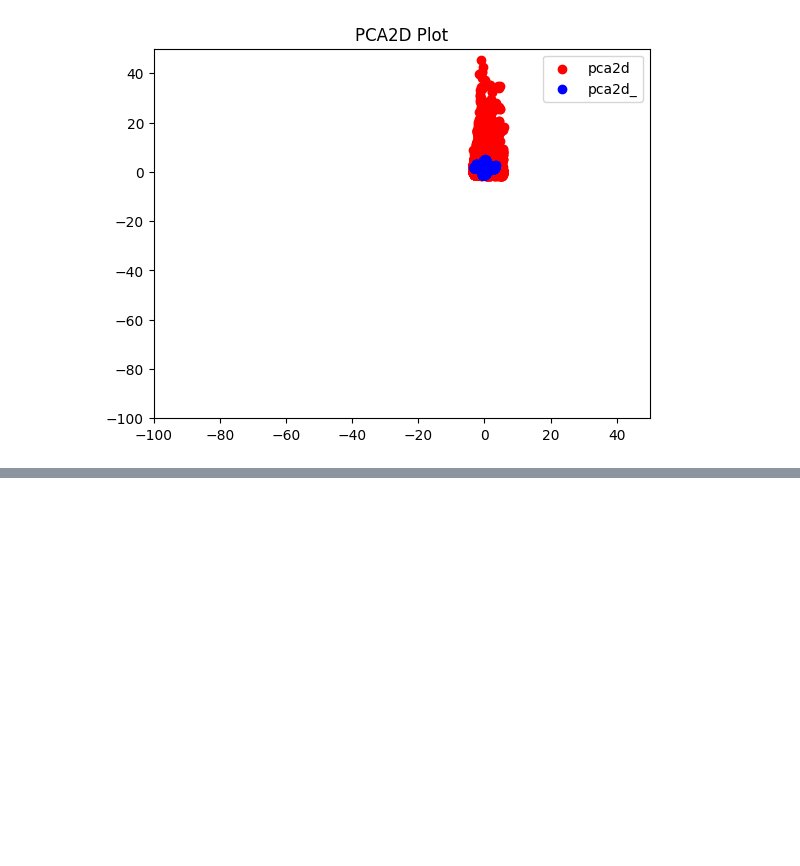
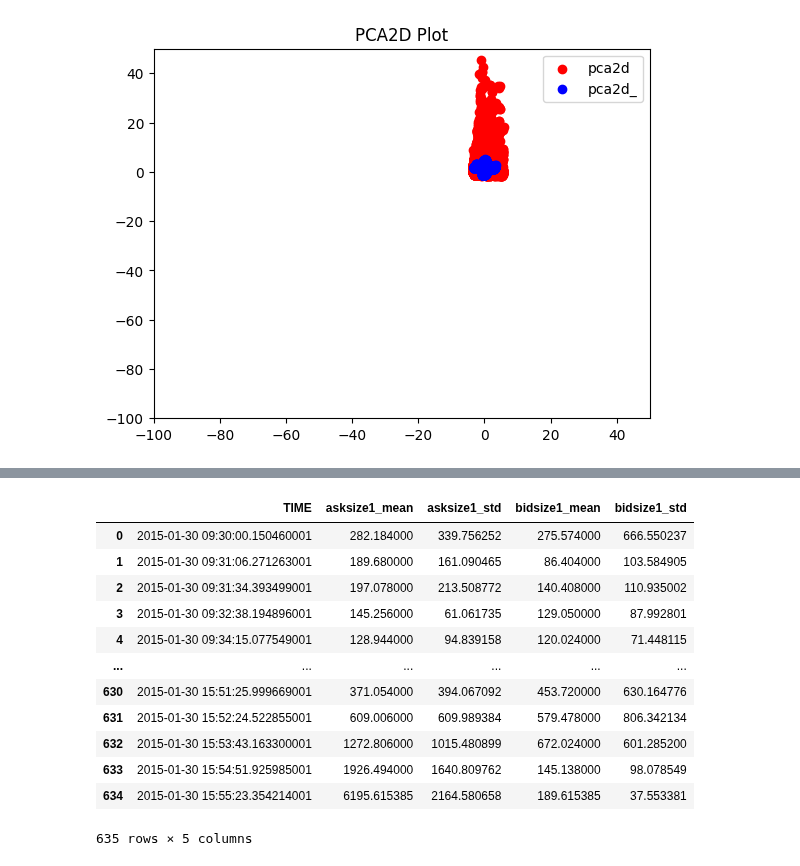
Before and after one commit to LeonardoBerti00/DeepMarket, a Jupyter notebook: evaluation/predictive_discriminative/prova.ipynb, the cells around one changed output, grey strips where cells are left out. Drawn from its saved outputs; the diff is of its cells as text; code cells hidden in the pictures; blank space fills up the shorter version.

```diff
--- a/evaluation/predictive_discriminative/prova.ipynb
+++ b/evaluation/predictive_discriminative/prova.ipynb
@@ -135,0 +95,25 @@ if __name__ == '__main__':
+# %%
+import pandas as pd
+import matplotlib.pyplot as plt
+import numpy as np
+import seaborn as sns
+import scipy.stats as st
+import matplotlib.dates as mdates
+
+comparison_volume_distribution = "real"
+
+def ci(row, n, alpha):
+    mean = row['asksize1_mean']
+    std = row['asksize1_std']
+
+    margin = st.t.interval(1-alpha, n-1, mean, std/np.sqrt(n))
+
+    return pd.Series(margin, index=['LOWER', 'UPPER'])
+
+def ci_(row, n, alpha):
+    mean = row['bidsize1_mean']
+    std = row['bidsize1_std']
+
+    margin = st.t.interval(1-alpha, n-1, mean, std/np.sqrt(n))
+
+    return pd.Series(margin, index=['LOWER_', 'UPPER_'])
@@ -135,0 +156,16 @@ if __name__ == '__main__':
+# %%
+df_grouped
+# %% [output]
+|  | TIME | asksize1_mean | asksize1_std | bidsize1_mean | bidsize1_std |
+| 0 | 2015-01-30 09:30:00.150460001 | 282.184000 | 339.756252 | 275.574000 | 666.550237 |
+| 1 | 2015-01-30 09:31:06.271263001 | 189.680000 | 161.090465 | 86.404000 | 103.584905 |
+| 2 | 2015-01-30 09:31:34.393499001 | 197.078000 | 213.508772 | 140.408000 | 110.935002 |
+| 3 | 2015-01-30 09:32:38.194896001 | 145.256000 | 61.061735 | 129.050000 | 87.992801 |
+| 4 | 2015-01-30 09:34:15.077549001 | 128.944000 | 94.839158 | 120.024000 | 71.448115 |
+| ... | ... | ... | ... | ... | ... |
+| 630 | 2015-01-30 15:51:25.999669001 | 371.054000 | 394.067092 | 453.720000 | 630.164776 |
+| 631 | 2015-01-30 15:52:24.522855001 | 609.006000 | 609.989384 | 579.478000 | 806.342134 |
+| 632 | 2015-01-30 15:53:43.163300001 | 1272.806000 | 1015.480899 | 672.024000 | 601.285200 |
+| 633 | 2015-01-30 15:54:51.925985001 | 1926.494000 | 1640.809762 | 145.138000 | 98.078549 |
+| 634 | 2015-01-30 15:55:23.354214001 | 6195.615385 | 2164.580658 | 189.615385 | 37.553381 |
+635 rows × 5 columns
```
Also changed, not shown: parts of 7 cells of this notebook, 4 other files.
